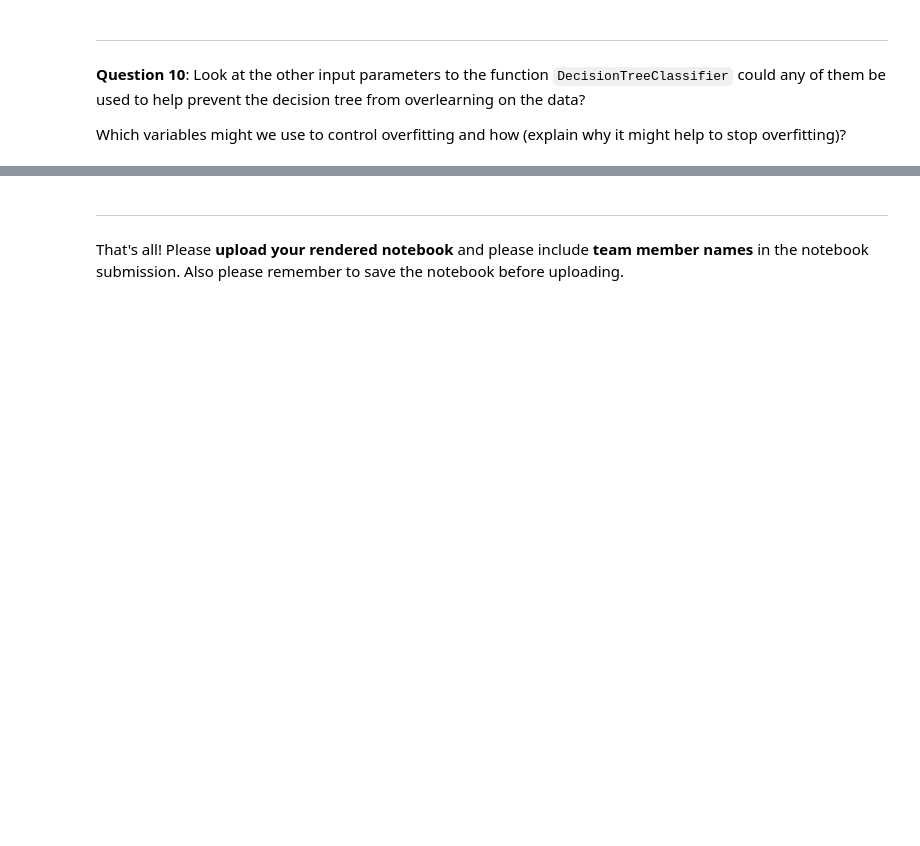
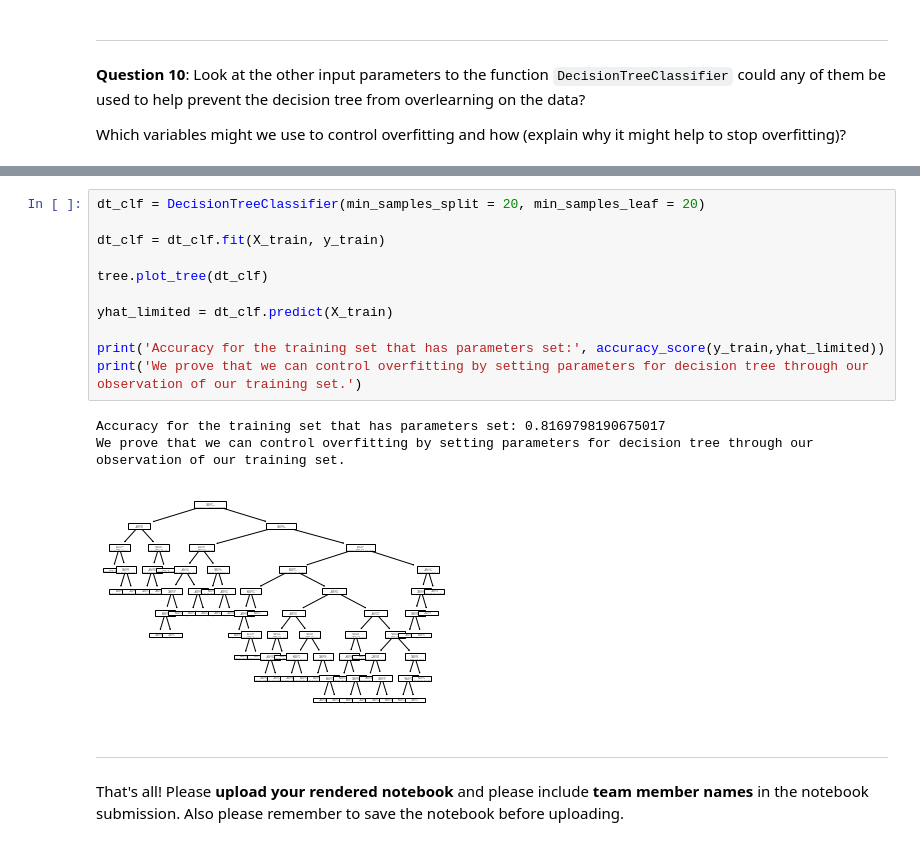
Before and after one commit to dk28yip/MSDS7331, a Jupyter notebook: ICA2_Group(HJKY).ipynb, the cells around one changed output, grey strips where cells are left out. Cells and saved outputs as stored; diff of their text form; blank space fills up the shorter version.

```diff
--- a/ICA2_Group(HJKY).ipynb
+++ b/ICA2_Group(HJKY).ipynb
@@ -428,3 +444,18 @@ Which variables might we use to control overfitting and how (explain why it migh
+# %%
+dt_clf = DecisionTreeClassifier(min_samples_split = 20, min_samples_leaf = 20)
+
+dt_clf = dt_clf.fit(X_train, y_train)
+
+tree.plot_tree(dt_clf)
+
+yhat_limited = dt_clf.predict(X_train)
+
+print('Accuracy for the training set that has parameters set:', accuracy_score(y_train,yhat_limited))
+print('We prove that we can control overfitting by setting parameters for decision tree through our observation of our training set.')
+# %% [output]
+Accuracy for the training set that has parameters set: 0.8169798190675017
+We prove that we can control overfitting by setting parameters for decision tree through our observation of our training set.
+[figure, added]
 # %% [markdown]
 ________________________________________________________________________________________________________
 
```
Also changed, not shown: parts of 9 cells of this notebook.
